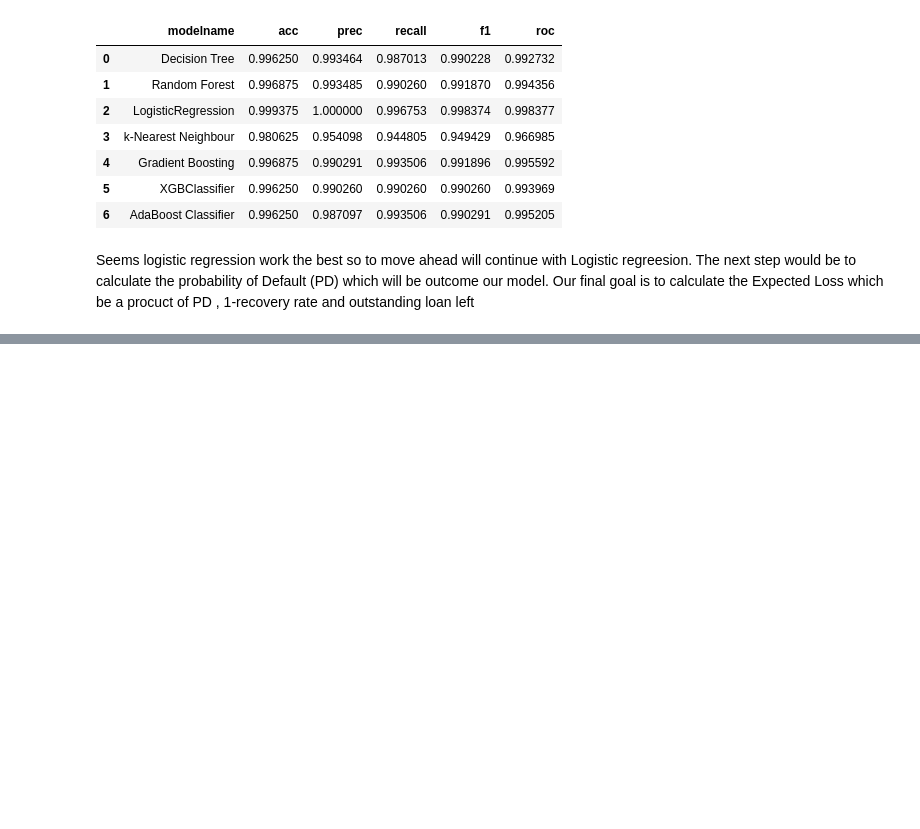
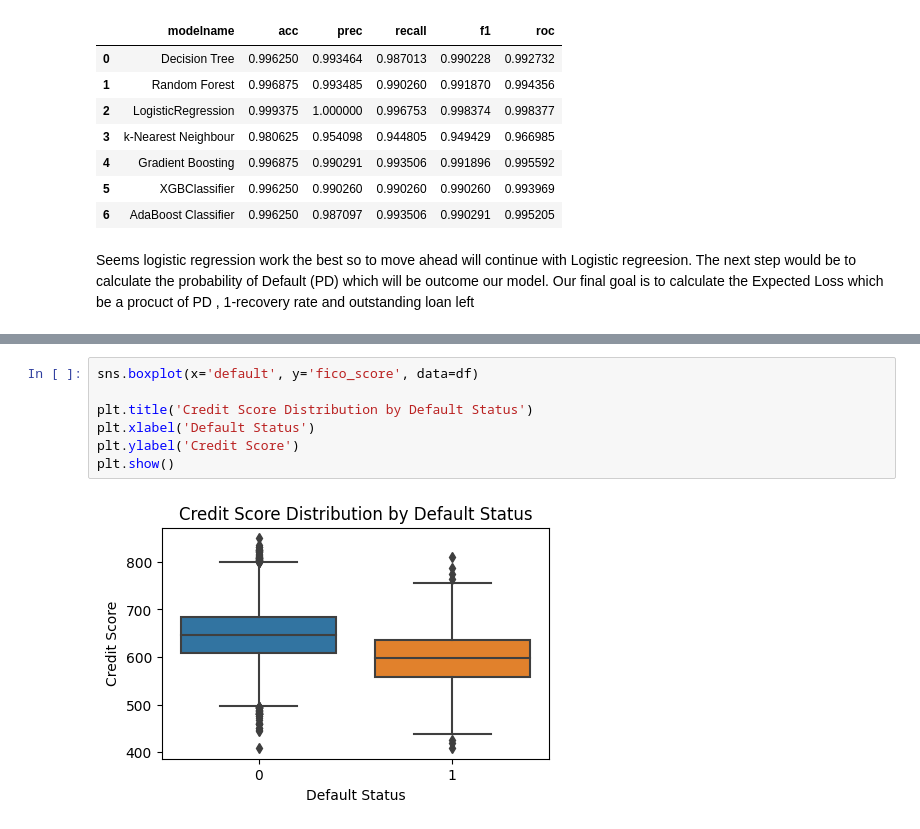
Before and after one commit to MittalMonika/DataScience, a Jupyter notebook: PredictPrice_JP2.ipynb, the cells around one changed output, grey strips where cells are left out. Saved outputs shown, nothing was run; the diff lists cells and outputs as text; blank space fills up the shorter version.

```diff
--- a/PredictPrice_JP2.ipynb
+++ b/PredictPrice_JP2.ipynb
@@ -353,0 +434,9 @@ print(list(EL))
+# %%
+sns.boxplot(x='default', y='fico_score', data=df)
+
+plt.title('Credit Score Distribution by Default Status')
+plt.xlabel('Default Status')
+plt.ylabel('Credit Score')
+plt.show()
+# %% [output]
+[figure, added]
```
Also changed, not shown: parts of 23 cells of this notebook.
